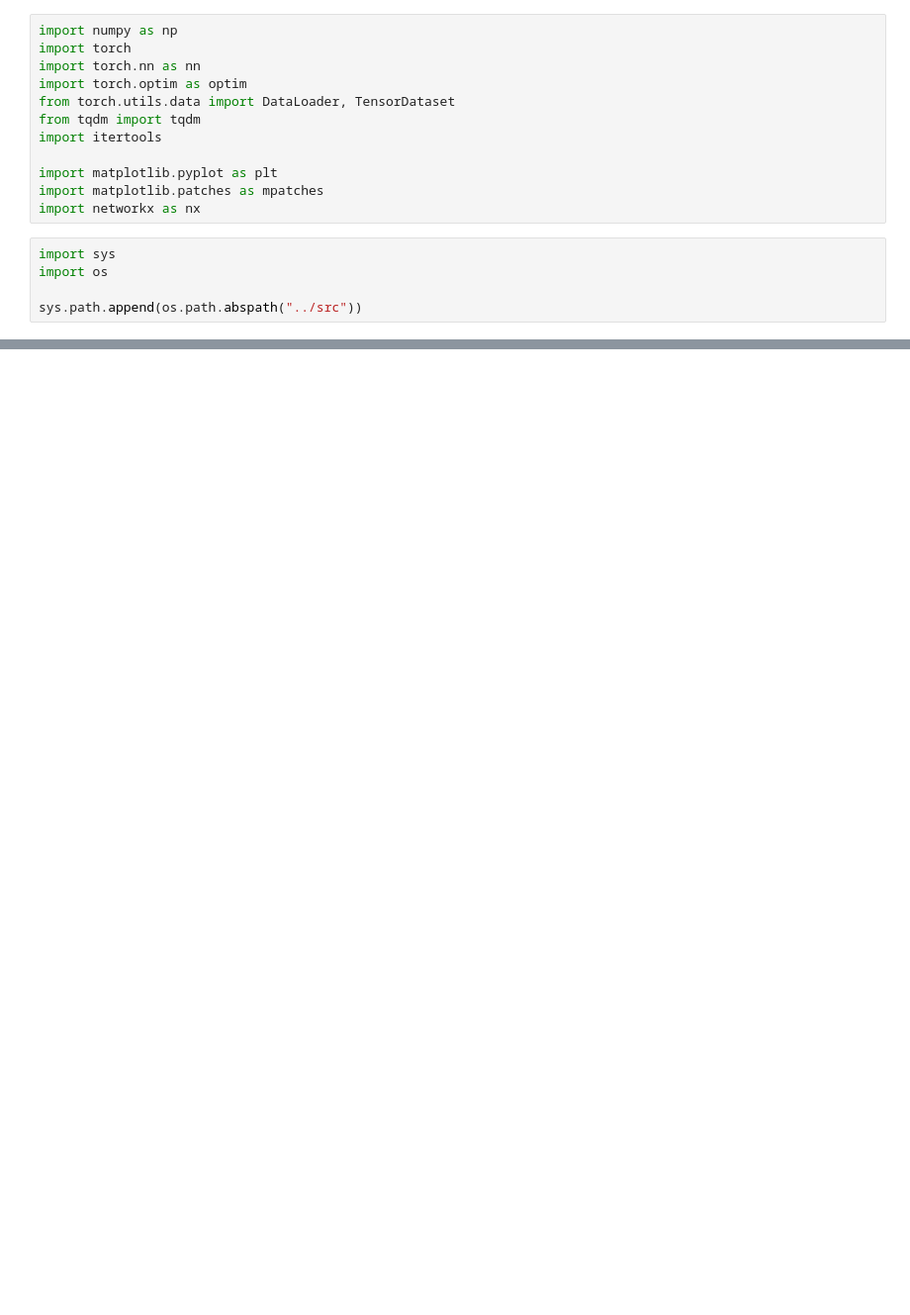
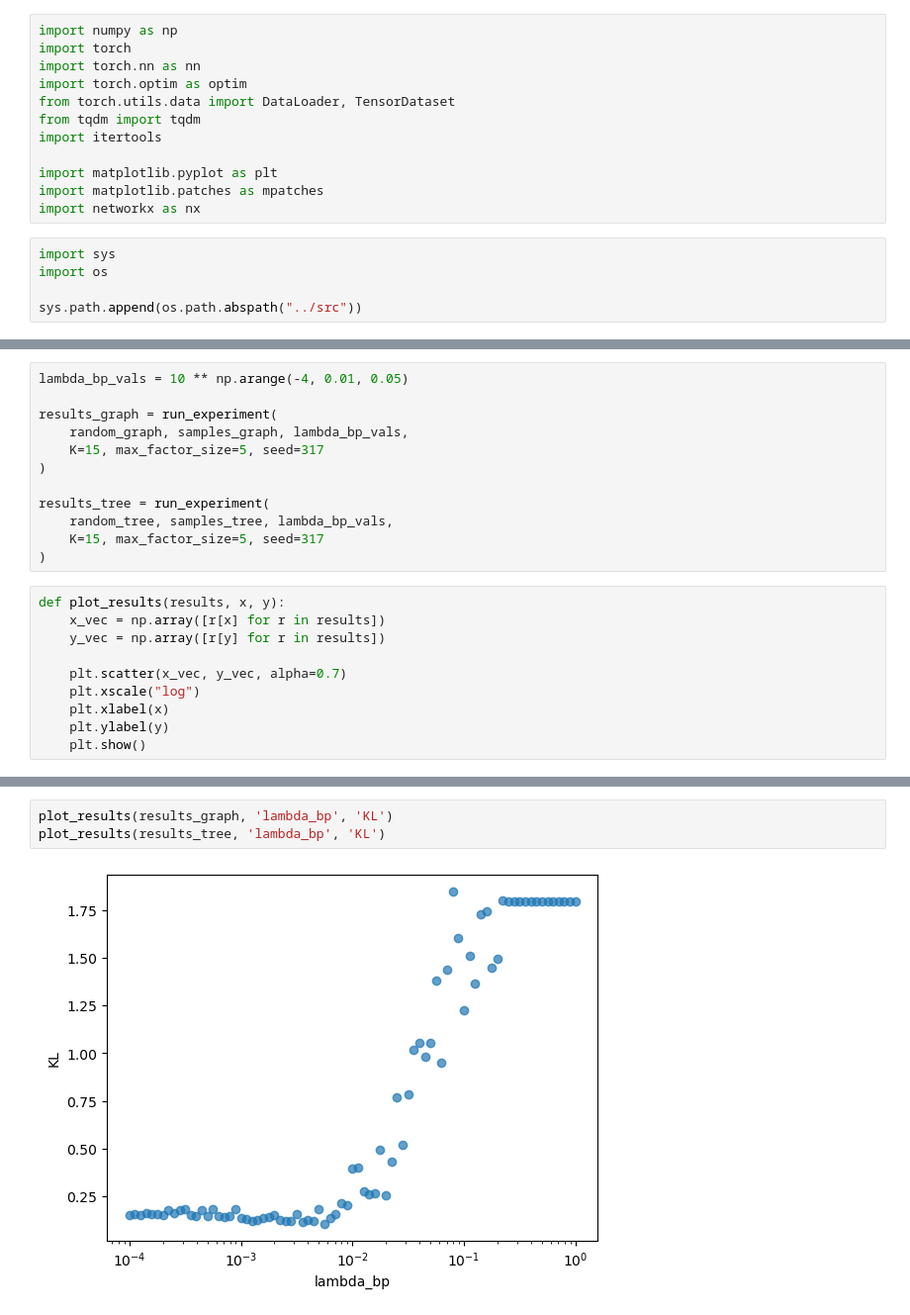
Before and after one commit to AyushBatra01/FG-Structure-NN, a Jupyter notebook: experiments/01_regularization.ipynb, the cells around one changed output, grey strips where cells are left out. Shown at 99% size. Cells and saved outputs as stored; diff of their text form; blank space fills up the shorter version.

```diff
--- a/experiments/01_regularization.ipynb
+++ b/experiments/01_regularization.ipynb
@@ -30,0 +122,22 @@ plt.show()
+# %%
+lambda_bp_vals = 10 ** np.arange(-4, 0.01, 0.05)
+
+results_graph = run_experiment(
+    random_graph, samples_graph, lambda_bp_vals,
+    K=15, max_factor_size=5, seed=317
+)
+
+results_tree = run_experiment(
+    random_tree, samples_tree, lambda_bp_vals,
+    K=15, max_factor_size=5, seed=317
+)
+# %%
+def plot_results(results, x, y):
+    x_vec = np.array([r[x] for r in results])
+    y_vec = np.array([r[y] for r in results])
+
+    plt.scatter(x_vec, y_vec, alpha=0.7)
+    plt.xscale("log")
+    plt.xlabel(x)
+    plt.ylabel(y)
+    plt.show()
@@ -30,0 +173,5 @@ plt.show()
+# %%
+plot_results(results_graph, 'lambda_bp', 'KL')
+plot_results(results_tree, 'lambda_bp', 'KL')
+# %% [output]
+[figure, added]
```
Also changed, not shown: parts of 36 cells of this notebook, 2 other files.
